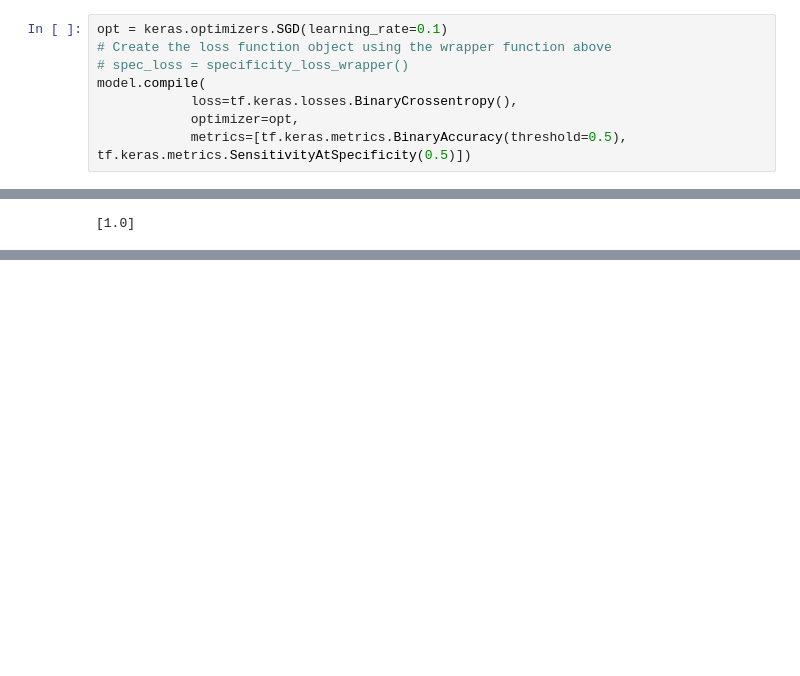
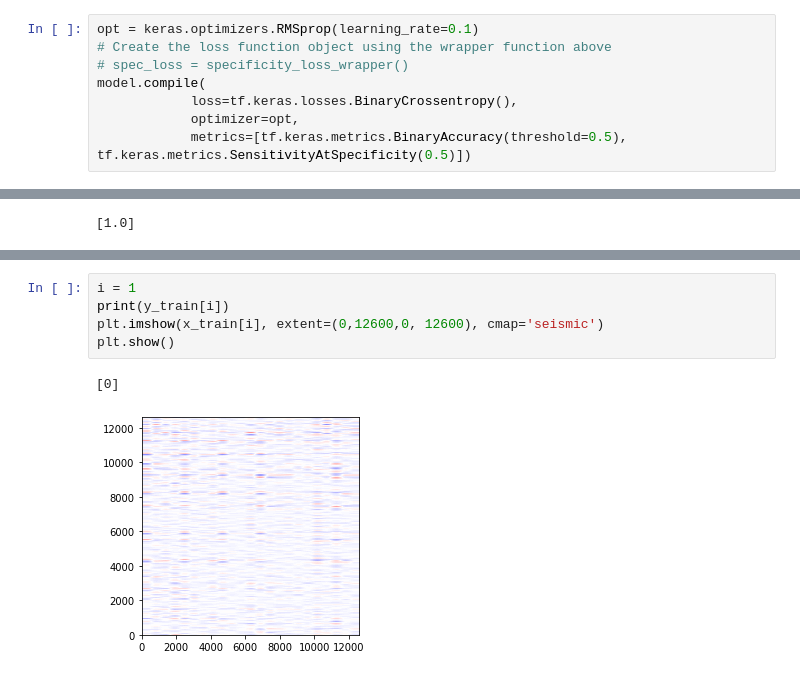
Before and after one commit to calvinsuzuki/SCC0276-Machine-Learning, a Jupyter notebook: cnn_classification.ipynb, the cells around one changed output, grey strips where cells are left out. Cells and saved outputs as stored; diff of their text form; blank space fills up the shorter version.

```diff
--- a/cnn_classification.ipynb
+++ b/cnn_classification.ipynb
@@ -101,5 +106,5 @@ _________________________________________________________________
 # %%
-opt = keras.optimizers.SGD(learning_rate=0.1)
+opt = keras.optimizers.RMSprop(learning_rate=0.1)
 # Create the loss function object using the wrapper function above
 # spec_loss = specificity_loss_wrapper()
 model.compile(
@@ -264,0 +244,8 @@ def specificity_loss_wrapper():
+# %%
+i = 1
+print(y_train[i])
+plt.imshow(x_train[i], extent=(0,12600,0, 12600), cmap='seismic')
+plt.show()
+# %% [output]
+[0]
+[figure, added]
```
Also changed, not shown: parts of 8 cells of this notebook, 1 other file.
